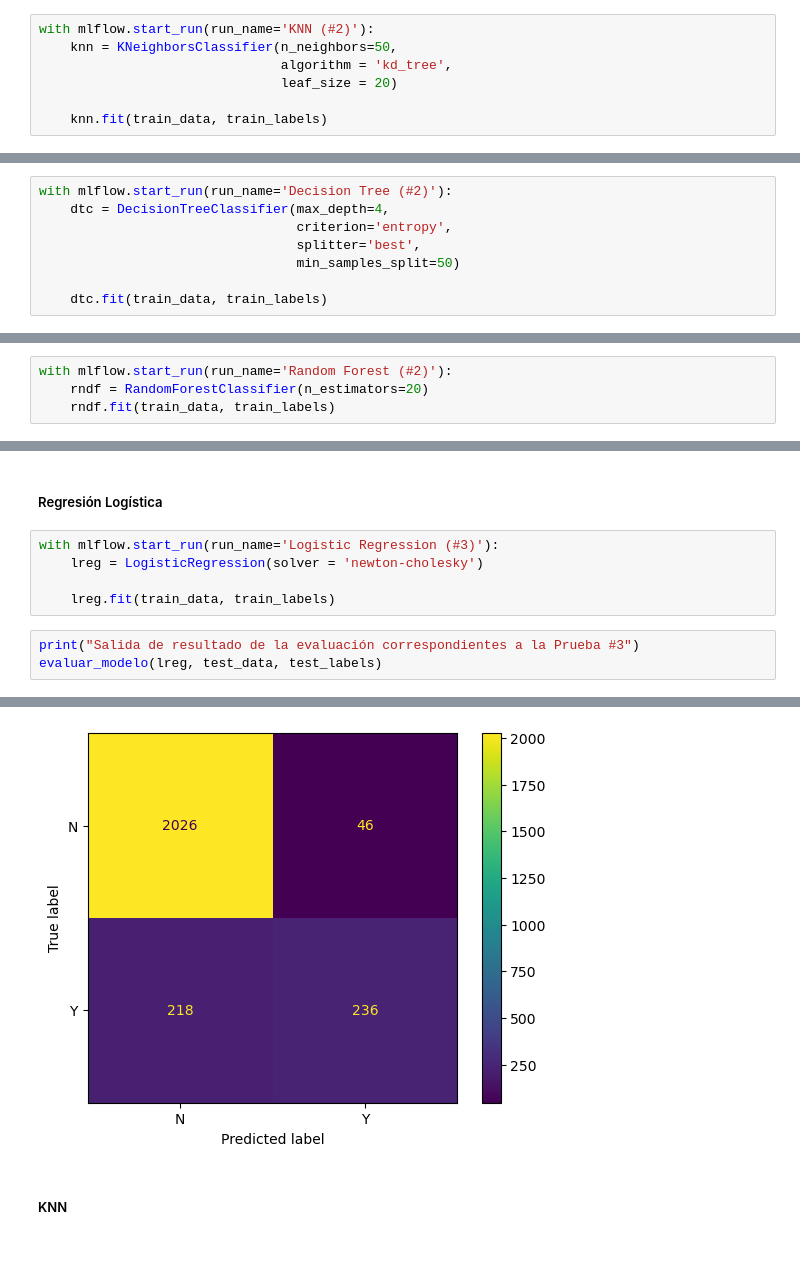
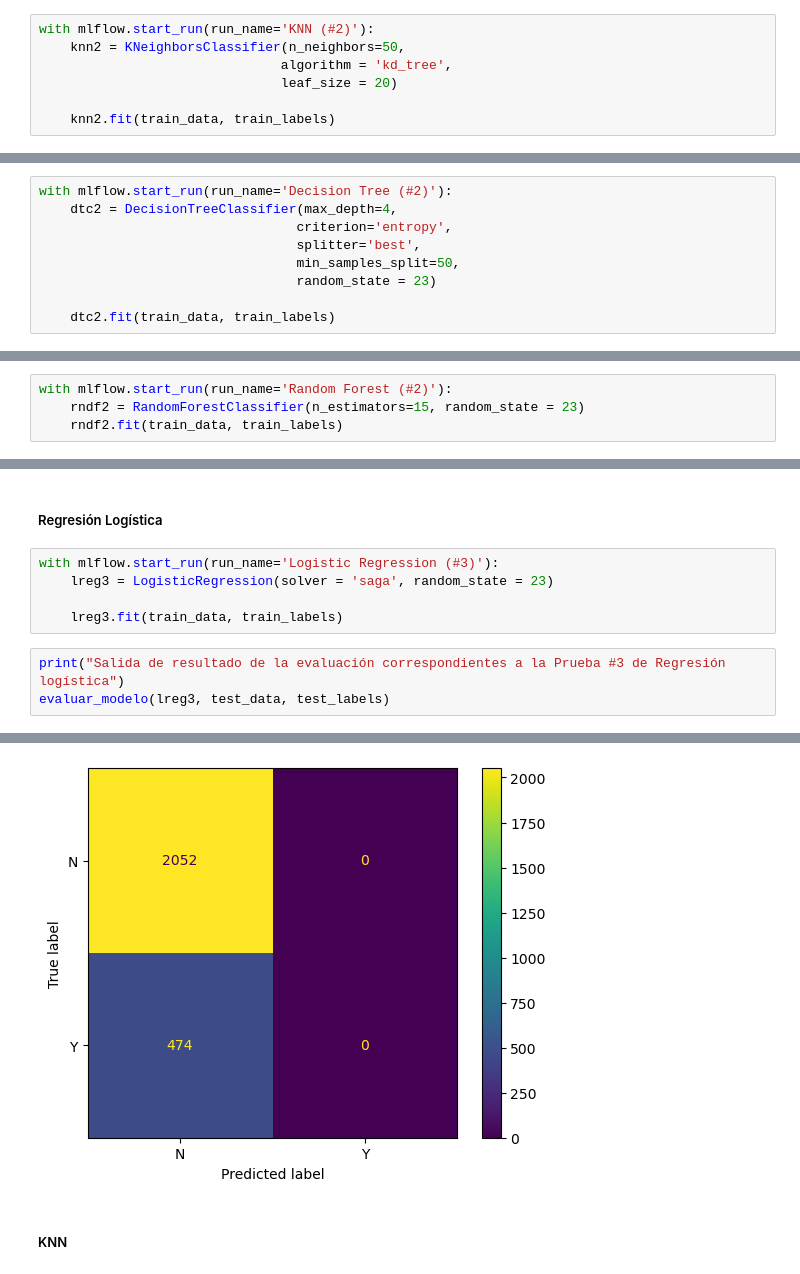
Before and after one commit to Joseluis0709/13MBID-Abr23, a Jupyter notebook: notebooks/03-Modelado+Evaluacion/MD01 - Modelado.ipynb, the cells around one changed output, grey strips where cells are left out. Saved outputs shown, nothing was run; the diff lists cells and outputs as text.

```diff
--- a/notebooks/03-Modelado+Evaluacion/MD01 - Modelado.ipynb
+++ b/notebooks/03-Modelado+Evaluacion/MD01 - Modelado.ipynb
@@ -367,9 +365,9 @@ Matriz de confusión:
 ##### KNN
 # %%
 with mlflow.start_run(run_name='KNN (#2)'):
-    knn = KNeighborsClassifier(n_neighbors=50,
+    knn2 = KNeighborsClassifier(n_neighbors=50,
                                algorithm = 'kd_tree',
                                leaf_size = 20)
 
-    knn.fit(train_data, train_labels)
+    knn2.fit(train_data, train_labels)
 # %%
@@ -394,10 +392,11 @@ Matriz de confusión:
 ##### Árboles de Decisión (TDIDT)
 # %%
 with mlflow.start_run(run_name='Decision Tree (#2)'):
-    dtc = DecisionTreeClassifier(max_depth=4,
+    dtc2 = DecisionTreeClassifier(max_depth=4,
                                  criterion='entropy',
                                  splitter='best',
-                                 min_samples_split=50)
+                                 min_samples_split=50,
+                                 random_state = 23)
 
-    dtc.fit(train_data, train_labels)
+    dtc2.fit(train_data, train_labels)
 # %%
@@ -422,6 +421,6 @@ Matriz de confusión:
 ##### Métodos de ensamblado de modelos: RandomForest
 # %%
 with mlflow.start_run(run_name='Random Forest (#2)'):
-    rndf = RandomForestClassifier(n_estimators=20)
-    rndf.fit(train_data, train_labels)
+    rndf2 = RandomForestClassifier(n_estimators=15, random_state = 23)
+    rndf2.fit(train_data, train_labels)
 # %%
@@ -454,10 +453,10 @@ mlflow.set_experiment(experiment_name="Prueba #3")
 ##### Regresión Logística
 # %%
 with mlflow.start_run(run_name='Logistic Regression (#3)'):
-    lreg = LogisticRegression(solver = 'newton-cholesky')
+    lreg3 = LogisticRegression(solver = 'saga', random_state = 23)
 
-    lreg.fit(train_data, train_labels)
+    lreg3.fit(train_data, train_labels)
 # %%
-print("Salida de resultado de la evaluación correspondientes a la Prueba #3")
-evaluar_modelo(lreg, test_data, test_labels)
+print("Salida de resultado de la evaluación correspondientes a la Prueba #3 de Regresión logística")
+evaluar_modelo(lreg3, test_data, test_labels)
 # %% [output]
@@ -475,6 +474,6 @@ weighted avg       0.89      0.90      0.89      2526
 
 Matriz de confusión:
-[figure, old version]
+[figure, new version]
 # %% [markdown]
 ##### KNN
 # %%
```
Also changed, not shown: parts of 35 cells of this notebook.
